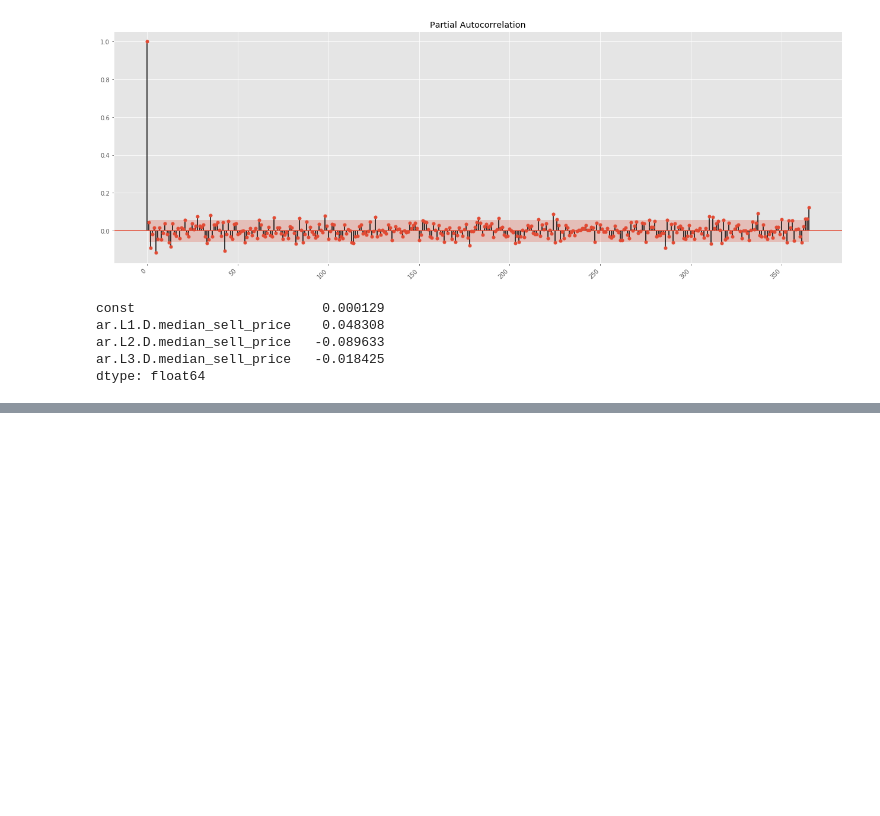
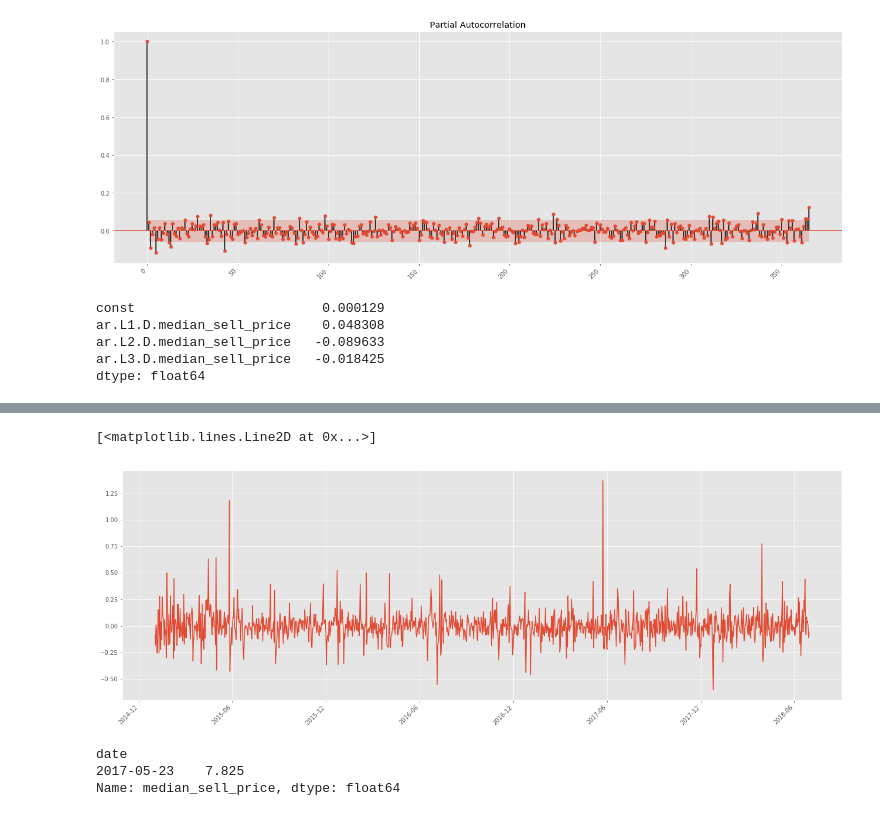
Before and after one commit to AkshayJ0shi/steam_anomaly_detection_capstone, a Jupyter notebook: series_arima.ipynb, the cells around one changed output, grey strips where cells are left out. Cells and saved outputs as stored; diff of their text form; code cells hidden in the pictures; blank space fills up the shorter version.

```diff
--- a/series_arima.ipynb
+++ b/series_arima.ipynb
@@ -99,0 +115,9 @@ _=sm.graphics.tsa.plot_acf(model.resid, lags=354, ax=ax)
+# %%
+fig, ax = plt.subplots(figsize=(22, 8))
+fig.autofmt_xdate(rotation=45)
+#plot_raw(series, ax)
+#ax.plot(series.index, series.values)
+ax.plot(series.index[1:], model.predict_in_sample(start=1) - series.values[1:])
+# %% [output]
+[<matplotlib.lines.Line2D at 0x...>]
+[figure, added]
@@ -99,0 +126,6 @@ _=sm.graphics.tsa.plot_acf(model.resid, lags=354, ax=ax)
+# %%
+series[np.argsort(res)][:-2:-1]
+# %% [output]
+date
+2017-05-23    7.825
+Name: median_sell_price, dtype: float64
```
Also changed, not shown: parts of 27 cells of this notebook, 1 other file.
